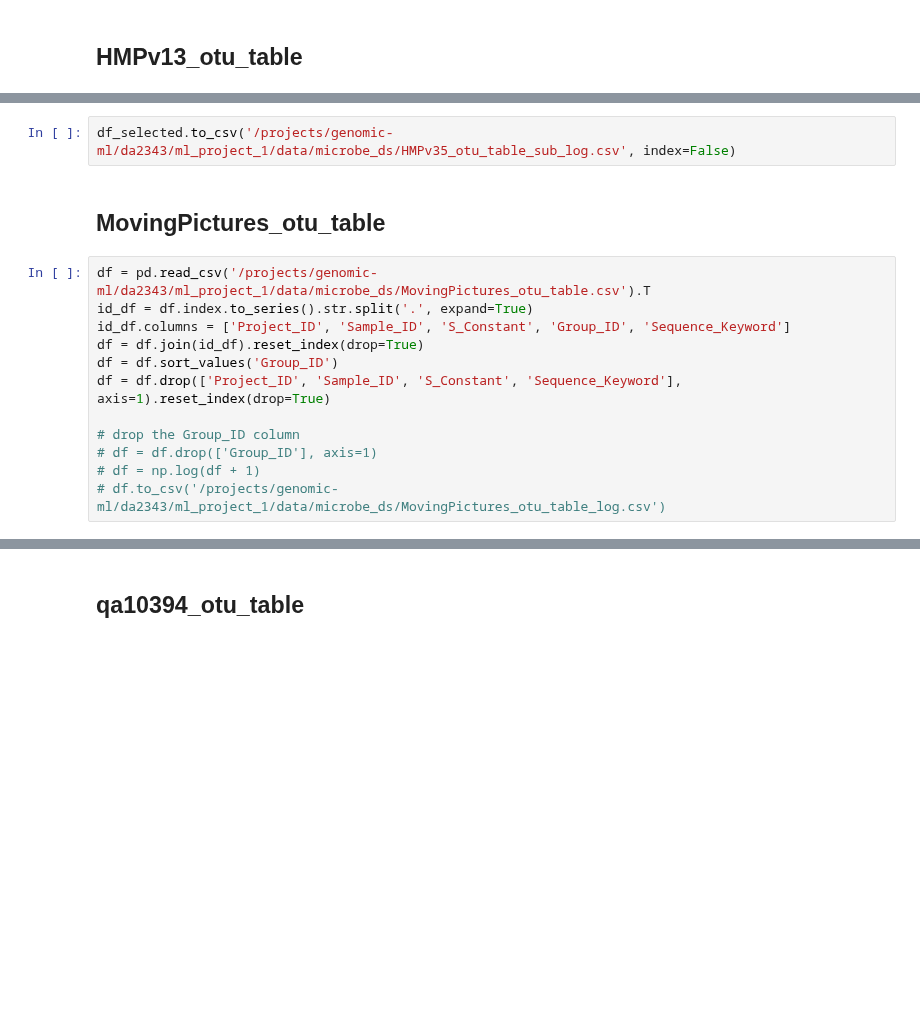
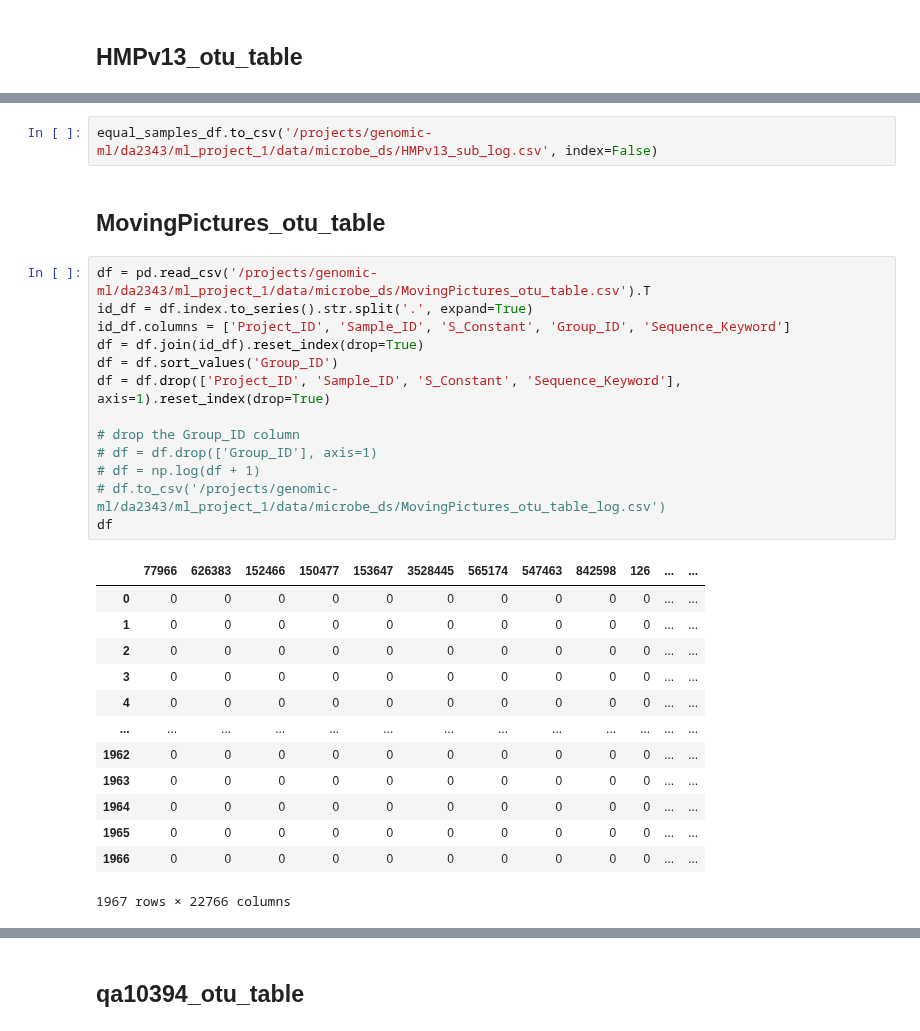
Before and after one commit to EngineerDanny/CS685-Microbe-Network-Research-Code, a Jupyter notebook: data/microbe_ds/wrangle_data.ipynb, the cells around one changed output, grey strips where cells are left out. Drawn from its saved outputs; the diff is of its cells as text; blank space fills up the shorter version.

```diff
--- a/data/microbe_ds/wrangle_data.ipynb
+++ b/data/microbe_ds/wrangle_data.ipynb
@@ -80,18 +104,33 @@ equal_samples_df.to_csv('/projects/genomic-ml/da2343/ml_project_1/data/microbe_d
 # %%
-df_selected.to_csv('/projects/genomic-ml/da2343/ml_project_1/data/microbe_ds/HMPv35_otu_table_sub_log.csv', index=False)
+equal_samples_df.to_csv('/projects/genomic-ml/da2343/ml_project_1/data/microbe_ds/HMPv13_sub_log.csv', index=False)
 # %% [markdown]
 ## MovingPictures_otu_table
 # %%
 df = pd.read_csv('/projects/genomic-ml/da2343/ml_project_1/data/microbe_ds/MovingPictures_otu_table.csv').T
 id_df = df.index.to_series().str.split('.', expand=True)
 id_df.columns = ['Project_ID', 'Sample_ID', 'S_Constant', 'Group_ID', 'Sequence_Keyword']
 df = df.join(id_df).reset_index(drop=True)
 df = df.sort_values('Group_ID')
 df = df.drop(['Project_ID', 'Sample_ID', 'S_Constant', 'Sequence_Keyword'], axis=1).reset_index(drop=True)
 
 # drop the Group_ID column
 # df = df.drop(['Group_ID'], axis=1)
 # df = np.log(df + 1)
 # df.to_csv('/projects/genomic-ml/da2343/ml_project_1/data/microbe_ds/MovingPictures_otu_table_log.csv')
+df
+# %% [output]
+|  | 77966 | 626383 | 152466 | 150477 | 153647 | 3528445 | 565174 | 547463 | 842598 | 126 | ... | ... |
+| 0 | 0 | 0 | 0 | 0 | 0 | 0 | 0 | 0 | 0 | 0 | ... | ... |
+| 1 | 0 | 0 | 0 | 0 | 0 | 0 | 0 | 0 | 0 | 0 | ... | ... |
+| 2 | 0 | 0 | 0 | 0 | 0 | 0 | 0 | 0 | 0 | 0 | ... | ... |
+| 3 | 0 | 0 | 0 | 0 | 0 | 0 | 0 | 0 | 0 | 0 | ... | ... |
+| 4 | 0 | 0 | 0 | 0 | 0 | 0 | 0 | 0 | 0 | 0 | ... | ... |
+| ... | ... | ... | ... | ... | ... | ... | ... | ... | ... | ... | ... | ... |
+| 1962 | 0 | 0 | 0 | 0 | 0 | 0 | 0 | 0 | 0 | 0 | ... | ... |
+| 1963 | 0 | 0 | 0 | 0 | 0 | 0 | 0 | 0 | 0 | 0 | ... | ... |
+| 1964 | 0 | 0 | 0 | 0 | 0 | 0 | 0 | 0 | 0 | 0 | ... | ... |
+| 1965 | 0 | 0 | 0 | 0 | 0 | 0 | 0 | 0 | 0 | 0 | ... | ... |
+| 1966 | 0 | 0 | 0 | 0 | 0 | 0 | 0 | 0 | 0 | 0 | ... | ... |
+1967 rows × 22766 columns
 # %%
 df['Group_ID'] = df['Group_ID'].astype(int)
```
Also changed, not shown: parts of 15 cells of this notebook.
